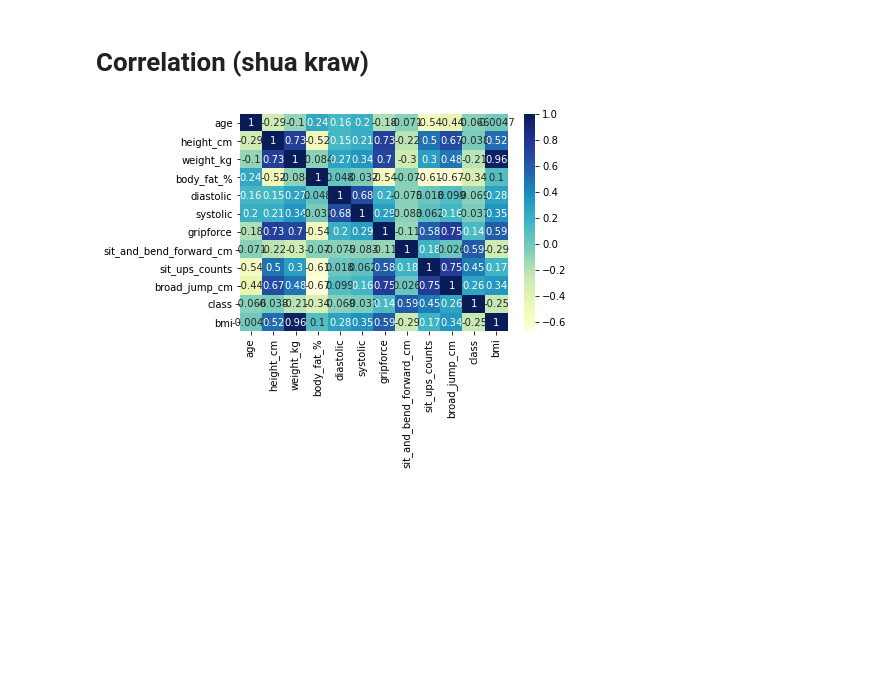
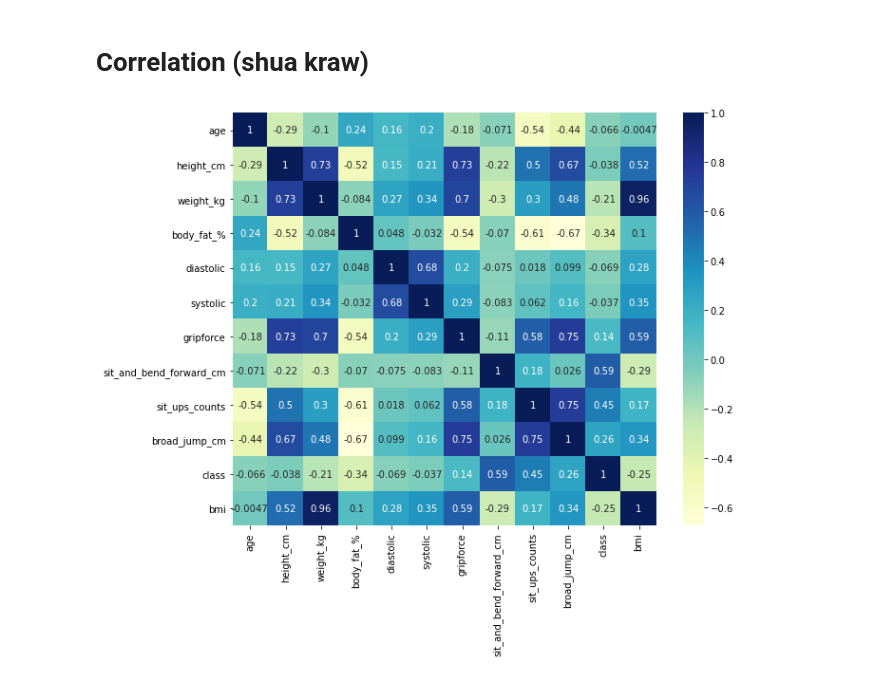
Before and after one commit to kookwangs/DataMiningProject, a Jupyter notebook: project_preprocess.ipynb, the cells around one changed output. Saved outputs shown, nothing was run; the diff lists cells and outputs as text; code cells hidden in the pictures; blank space fills up the shorter version.

Commit message:
np visualization and edit corr

```diff
--- a/project_preprocess.ipynb
+++ b/project_preprocess.ipynb
@@ -127,14 +127,15 @@ data
 # %%
 import matplotlib.pyplot as mp
 import seaborn as sb
 
 # Factorize class before find corr
-data_temp = data
+data_temp = data.copy()
 data_temp['class'] = data_temp['class'].replace(['A', 'B', 'C', 'D'], [4, 3, 2, 1])
 
 data_temp.corr()
+mp.rcParams["figure.figsize"] = [10,8]
 dataplot = sb.heatmap(data_temp.corr(), cmap="YlGnBu", annot=True)
 
 mp.show()
 # %% [output]
-[figure, old version]
+[figure, new version]
```
